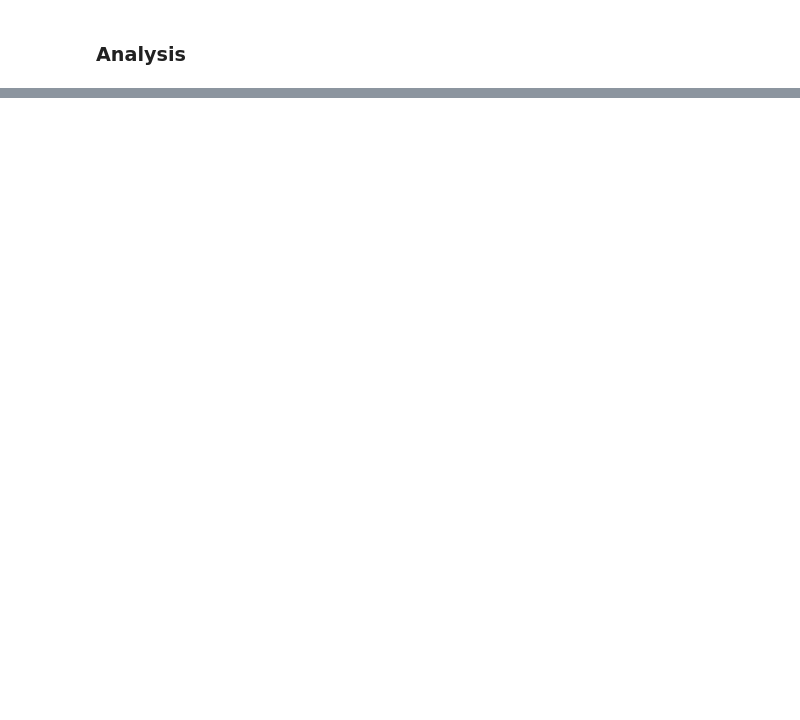
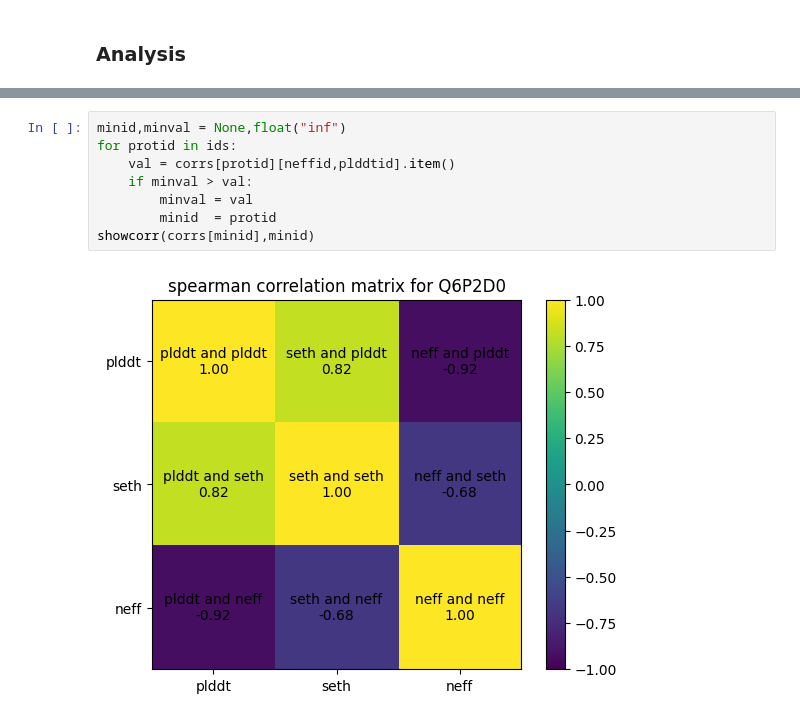
Before and after one commit to neftlon/af2-plddt-contextualized, a Jupyter notebook: scripts/proteomewide.ipynb, the cells around one changed output, grey strips where cells are left out. Drawn from its saved outputs; the diff is of its cells as text; blank space fills up the shorter version.

```diff
--- a/scripts/proteomewide.ipynb
+++ b/scripts/proteomewide.ipynb
@@ -92,0 +129,10 @@ Text(0.5, 1.0, 'correlation matrix for Q9H2J1')
+# %%
+minid,minval = None,float("inf")
+for protid in ids:
+    val = corrs[protid][neffid,plddtid].item()
+    if minval > val:
+        minval = val
+        minid  = protid
+showcorr(corrs[minid],minid)
+# %% [output]
+[figure, added]
```
Also changed, not shown: parts of 24 cells of this notebook.
